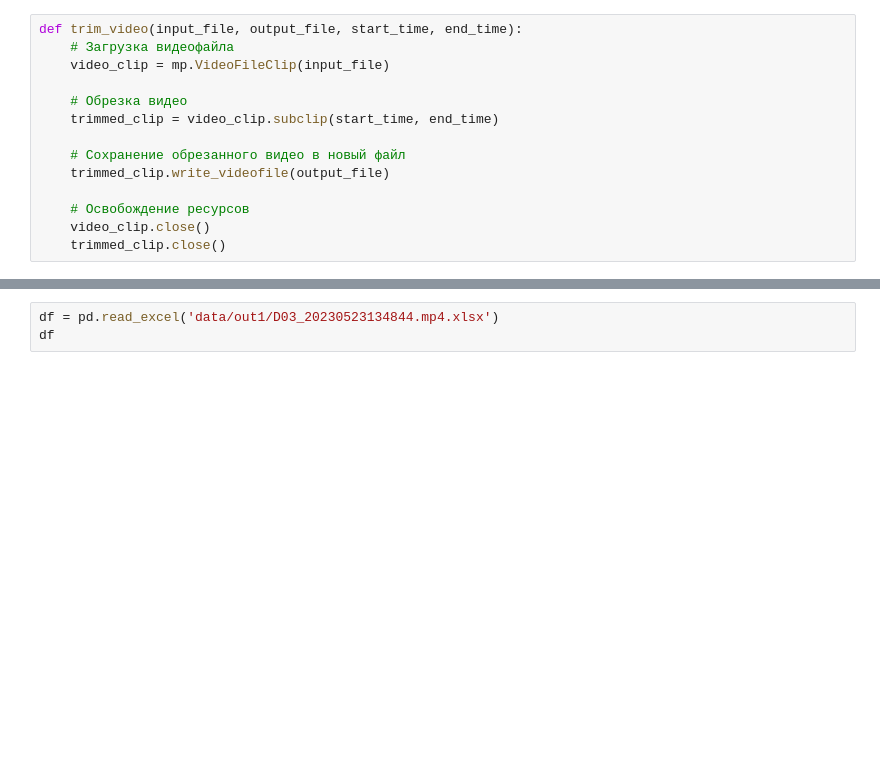
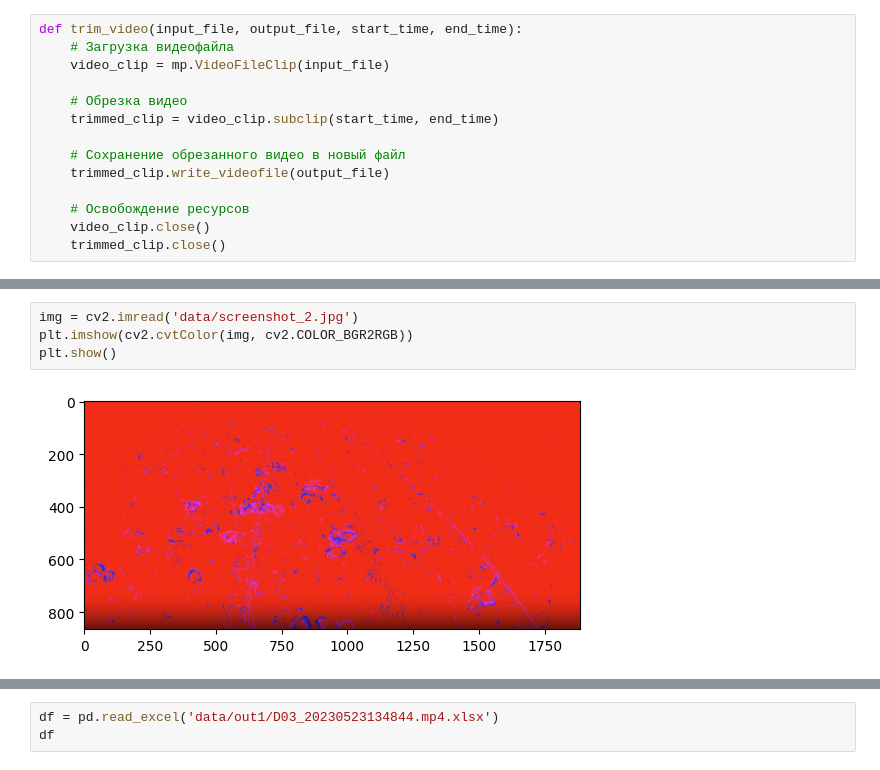
Before and after one commit to Syrenny/chicken_entropy, a Jupyter notebook: test.ipynb, the cells around one changed output, grey strips where cells are left out. Saved outputs shown, nothing was run; the diff lists cells and outputs as text; blank space fills up the shorter version.

```diff
--- a/test.ipynb
+++ b/test.ipynb
@@ -195,0 +208,6 @@ hue_histogram('data/screenshot_2.jpg')
+# %%
+img = cv2.imread('data/screenshot_2.jpg')
+plt.imshow(cv2.cvtColor(img, cv2.COLOR_BGR2RGB))
+plt.show()
+# %% [output]
+[figure, added]
```
Also changed, not shown: parts of 20 cells of this notebook.
